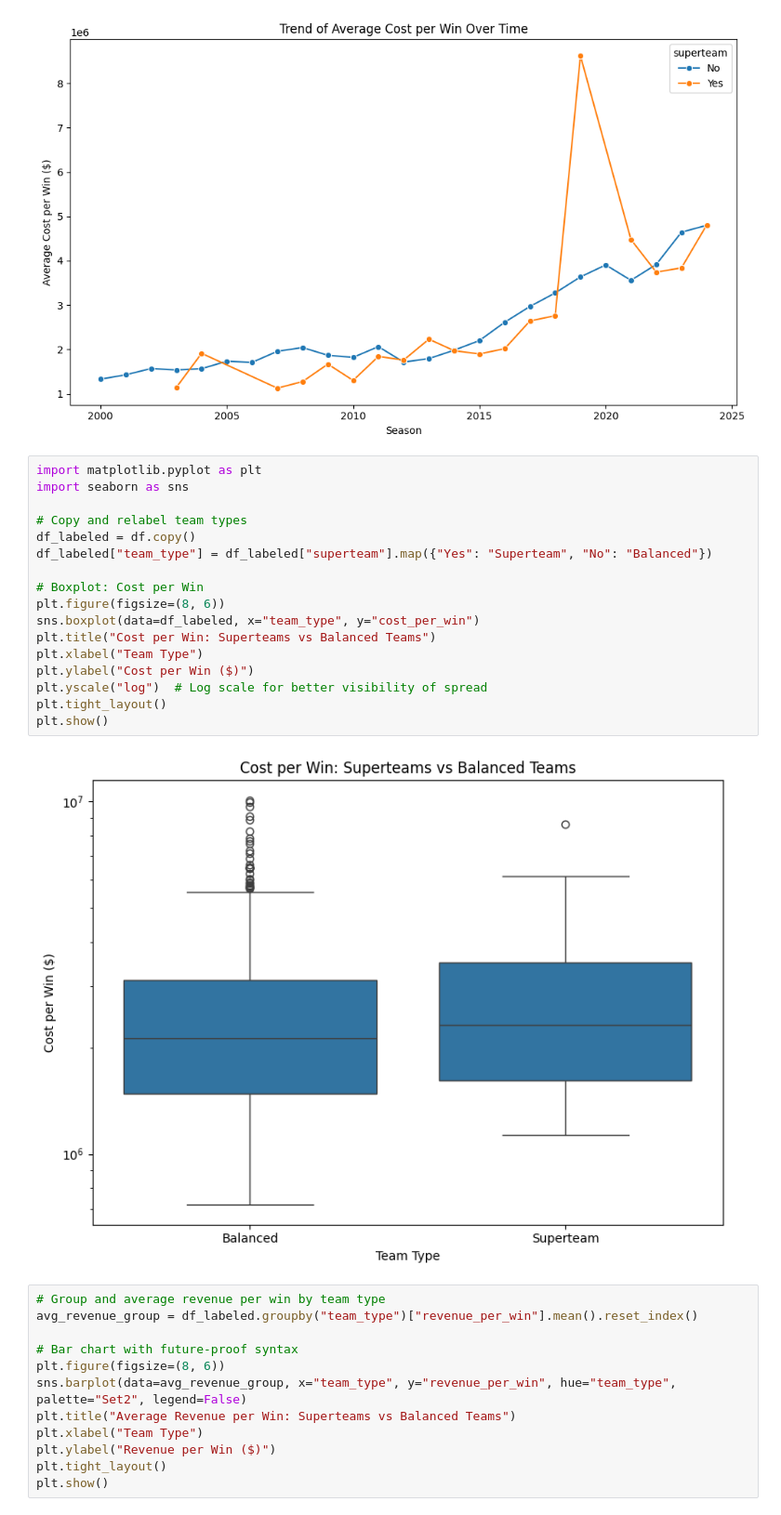
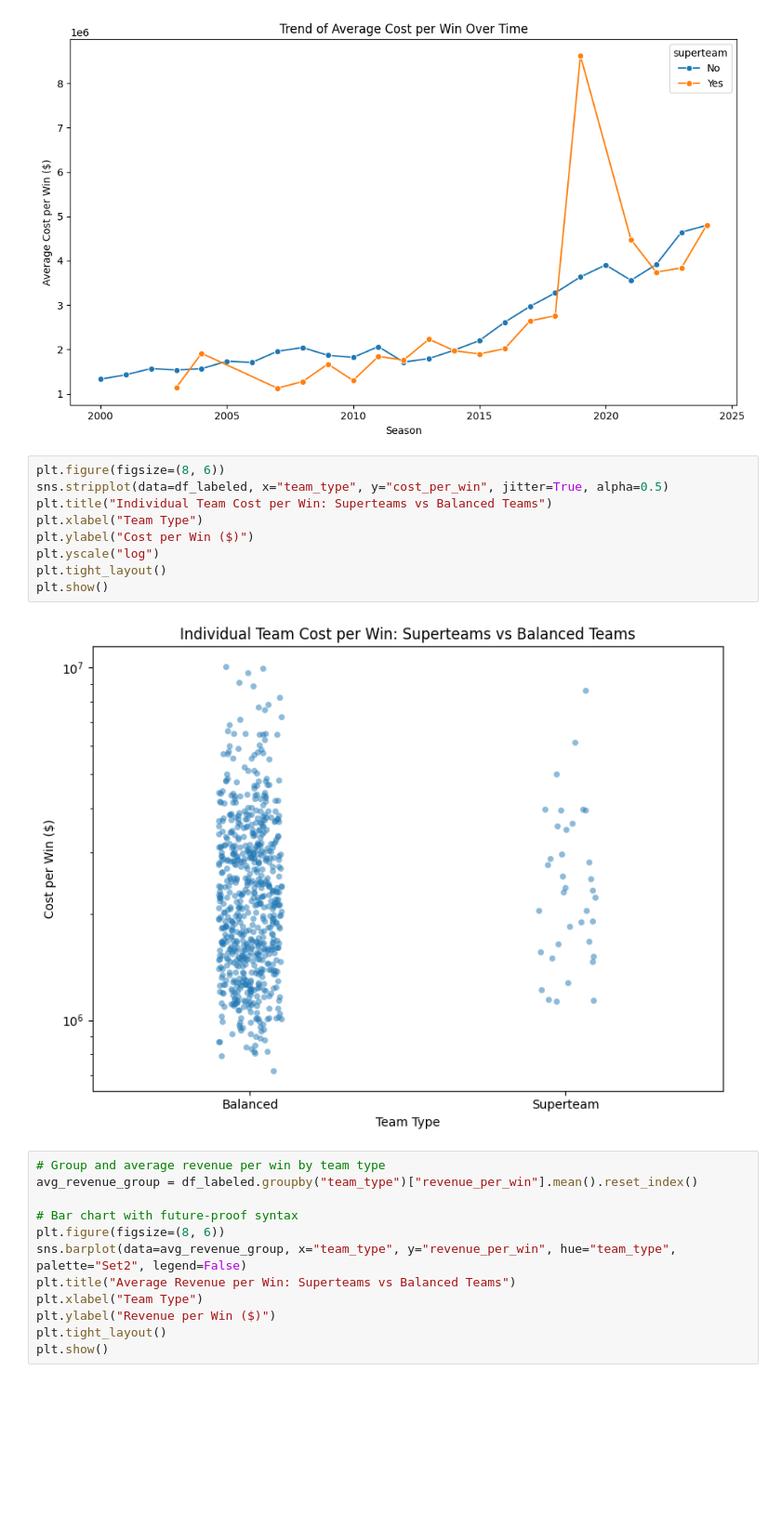
Before and after one commit to daniildin/nbaprojectDaniilFahmy, a Jupyter notebook: data/processed/design.ipynb, the cells around one changed output. Shown at 93% size. Drawn from its saved outputs; the diff is of its cells as text; blank space fills up the shorter version.

```diff
--- a/data/processed/design.ipynb
+++ b/data/processed/design.ipynb
@@ -25,24 +25,16 @@ plt.show()
 # %% [output]
 [figure]
 # %%
-import matplotlib.pyplot as plt
-import seaborn as sns
-
-# Copy and relabel team types
-df_labeled = df.copy()
-df_labeled["team_type"] = df_labeled["superteam"].map({"Yes": "Superteam", "No": "Balanced"})
-
-# Boxplot: Cost per Win
 plt.figure(figsize=(8, 6))
-sns.boxplot(data=df_labeled, x="team_type", y="cost_per_win")
-plt.title("Cost per Win: Superteams vs Balanced Teams")
+sns.stripplot(data=df_labeled, x="team_type", y="cost_per_win", jitter=True, alpha=0.5)
+plt.title("Individual Team Cost per Win: Superteams vs Balanced Teams")
 plt.xlabel("Team Type")
 plt.ylabel("Cost per Win ($)")
-plt.yscale("log")  # Log scale for better visibility of spread
+plt.yscale("log")
 plt.tight_layout()
 plt.show()
 # %% [output]
-[figure, old version]
+[figure, new version]
 # %%
 # Group and average revenue per win by team type
 avg_revenue_group = df_labeled.groupby("team_type")["revenue_per_win"].mean().reset_index()
```
